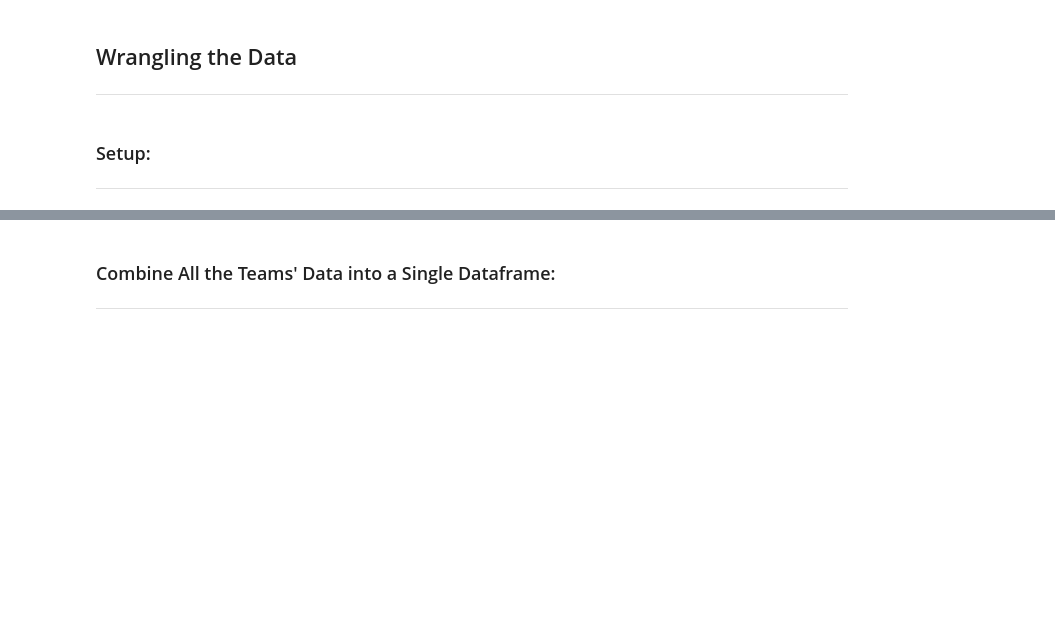
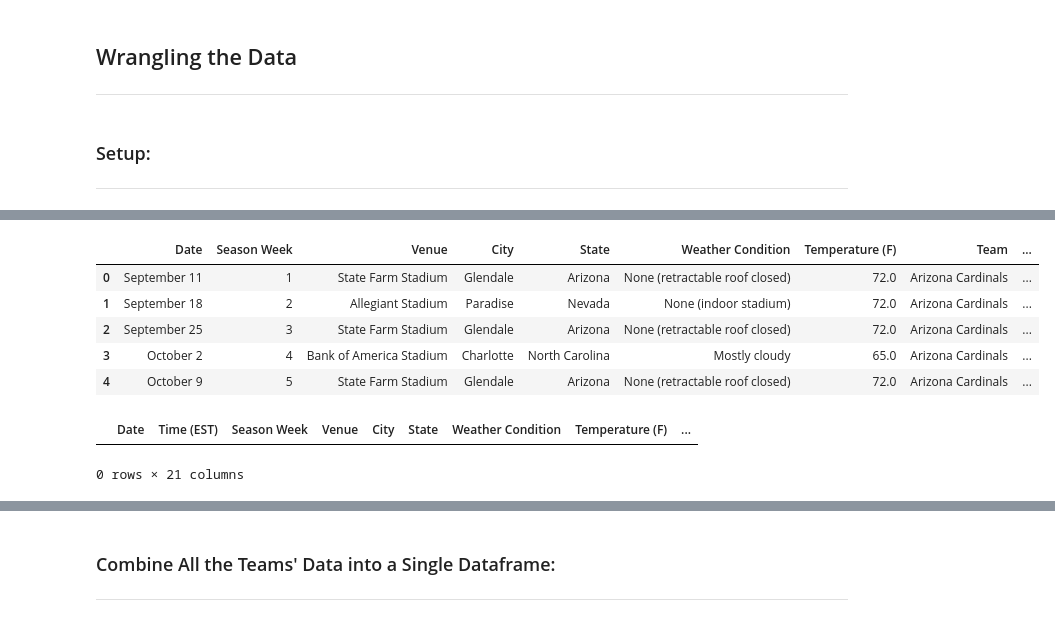
Before and after one commit to cwolf1424/Group_Project_4-NFL_Game_Outcome_Predictor, a Jupyter notebook: 03-Wrangling_Data/Wrangling_Data.ipynb, the cells around one changed output, grey strips where cells are left out. Drawn from its saved outputs; the diff is of its cells as text; code cells hidden in the pictures; blank space fills up the shorter version.

Commit message:
Home and Away Master Dataframes Created

```diff
--- a/03-Wrangling_Data/Wrangling_Data.ipynb
+++ b/03-Wrangling_Data/Wrangling_Data.ipynb
@@ -338,0 +271,7 @@ master_df
+# %%
+# Add Points For and Against to Dataframe
+cur_df["Points For"] = points_for
+cur_df["Points Against"] = points_against
+
+# Display Updated Dataframe
+cur_df.head(5)
@@ -338,0 +359,7 @@ master_df
+# %%
+# Add Average Points For and Against to Dataframe
+cur_df["Pre-Game Season Avg Points For"] = pre_game_season_avg_pf
+cur_df["Pre-Game Season Avg Points Against"] = pre_game_season_avg_pa
+
+# Display Updated Dataframe
+cur_df.head(5)
@@ -338,0 +402,7 @@ master_df
+# %%
+# Add Pre-Game Win and Loss Streaks to Dataframe
+cur_df["Pre-Game Season W Streak"] = pre_game_season_w_streaks
+cur_df["Pre-Game Season L Streak"] = pre_game_season_l_streaks
+
+# Display Updated Dataframe
+cur_df.head(5)
@@ -338,0 +417,31 @@ master_df
+# %%
+# Order Dataframe Like Master Dataframe
+
+cur_df_cleaned = pd.DataFrame({"Date":cur_df["Date"]})
+#cur_df_cleaned["Time (EST)"] = []
+cur_df_cleaned["Season Week"] = cur_df["Week"]
+cur_df_cleaned["Venue"] = cur_df["Venue"]
+cur_df_cleaned["City"] = cur_df["city"]
+cur_df_cleaned["State"] = cur_df["state"]
+cur_df_cleaned["Weather Condition"] = cur_df["weather_condition"]
+cur_df_cleaned["Temperature (F)"] = cur_df["temp_f"]
+
+cur_df_cleaned["Team"] = cur_df["team"]
+cur_df_cleaned["Opponent"] = cur_df["Opponent"]
+cur_df_cleaned["Team Pre-Game Season W Streak"] = cur_df["Pre-Game Season W Streak"]
+cur_df_cleaned["Team Pre-Game Season L Streak"] = cur_df["Pre-Game Season L Streak"]
+cur_df_cleaned["Team Pre-Game Season W/L Ratio"] = cur_df["Pre-Game Season W/L Ratio"]
+cur_df_cleaned["Team Pre-Game Season Avg Points For"] = cur_df["Pre-Game Season Avg Points For"]
+cur_df_cleaned["Team Pre-Game Season Avg Points Against"] = cur_df["Pre-Game Season Avg Points Against"]
+
+cur_df_cleaned["Outcome"] = cur_df["Outcome"]
+
+# Display New Dataframe
+cur_df_cleaned.head(5)
+# %% [output]
+|  | Date | Season Week | Venue | City | State | Weather Condition | Temperature (F) | Team | ... |
+| 0 | September 11 | 1 | State Farm Stadium | Glendale | Arizona | None (retractable roof closed) | 72.0 | Arizona Cardinals | ... |
+| 1 | September 18 | 2 | Allegiant Stadium | Paradise | Nevada | None (indoor stadium) | 72.0 | Arizona Cardinals | ... |
+| 2 | September 25 | 3 | State Farm Stadium | Glendale | Arizona | None (retractable roof closed) | 72.0 | Arizona Cardinals | ... |
+| 3 | October 2 | 4 | Bank of America Stadium | Charlotte | North Carolina | Mostly cloudy | 65.0 | Arizona Cardinals | ... |
+| 4 | October 9 | 5 | State Farm Stadium | Glendale | Arizona | None (retractable roof closed) | 72.0 | Arizona Cardinals | ... |
@@ -338,0 +478,5 @@ master_df
+# %%
+master_df
+# %% [output]
+|  | Date | Time (EST) | Season Week | Venue | City | State | Weather Condition | Temperature (F) | ... |
+0 rows × 21 columns
```
Also changed, not shown: parts of 41 cells of this notebook, 1 other file.
